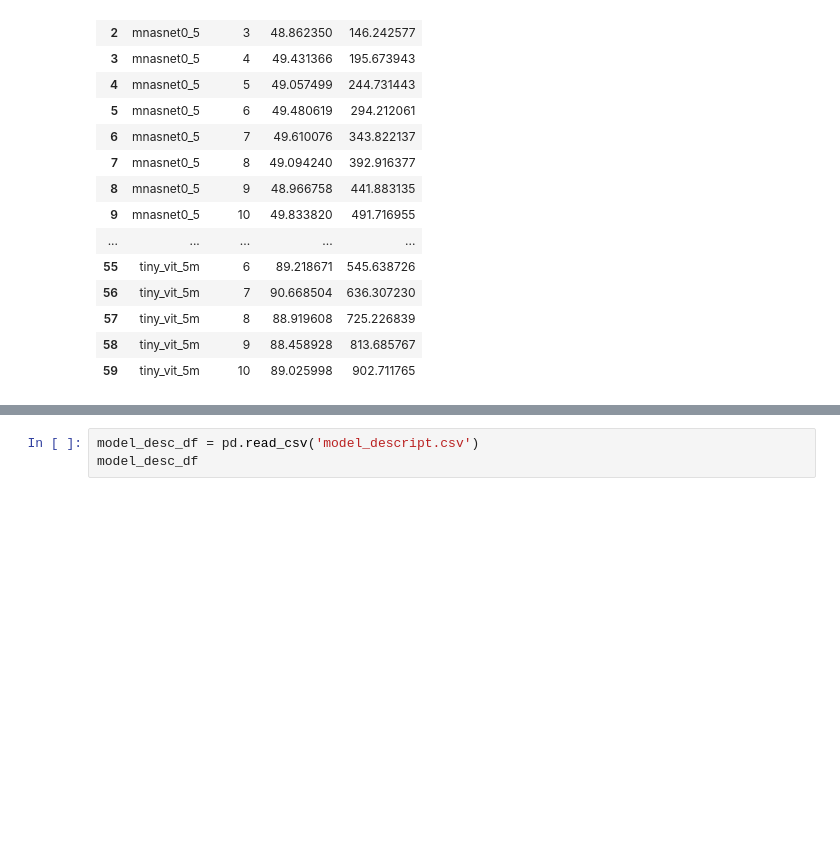
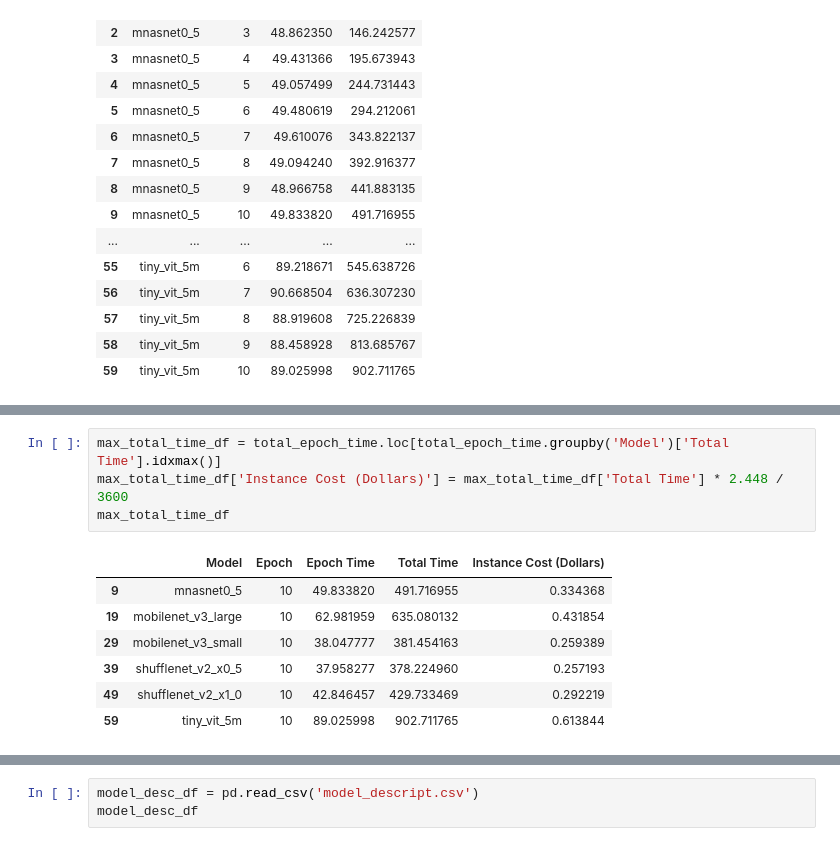
Before and after one commit to UVA-MLSys/Big-Data-Systems, a Jupyter notebook: Team 11/data_viz.ipynb, the cells around one changed output, grey strips where cells are left out. Saved outputs shown, nothing was run; the diff lists cells and outputs as text; blank space fills up the shorter version.

Commit message:
add cost table

```diff
--- a/Team 11/data_viz.ipynb
+++ b/Team 11/data_viz.ipynb
@@ -160 +150,13 @@ pivot_df
+# %%
+max_total_time_df = total_epoch_time.loc[total_epoch_time.groupby('Model')['Total Time'].idxmax()]
+max_total_time_df['Instance Cost (Dollars)'] = max_total_time_df['Total Time'] * 2.448 / 3600
+max_total_time_df
+# %% [output]
+|  | Model | Epoch | Epoch Time | Total Time | Instance Cost (Dollars) |
+| 9 | mnasnet0_5 | 10 | 49.833820 | 491.716955 | 0.334368 |
+| 19 | mobilenet_v3_large | 10 | 62.981959 | 635.080132 | 0.431854 |
+| 29 | mobilenet_v3_small | 10 | 38.047777 | 381.454163 | 0.259389 |
+| 39 | shufflenet_v2_x0_5 | 10 | 37.958277 | 378.224960 | 0.257193 |
+| 49 | shufflenet_v2_x1_0 | 10 | 42.846457 | 429.733469 | 0.292219 |
+| 59 | tiny_vit_5m | 10 | 89.025998 | 902.711765 | 0.613844 |
 # %%
```
Also changed, not shown: parts of 3 cells of this notebook.
